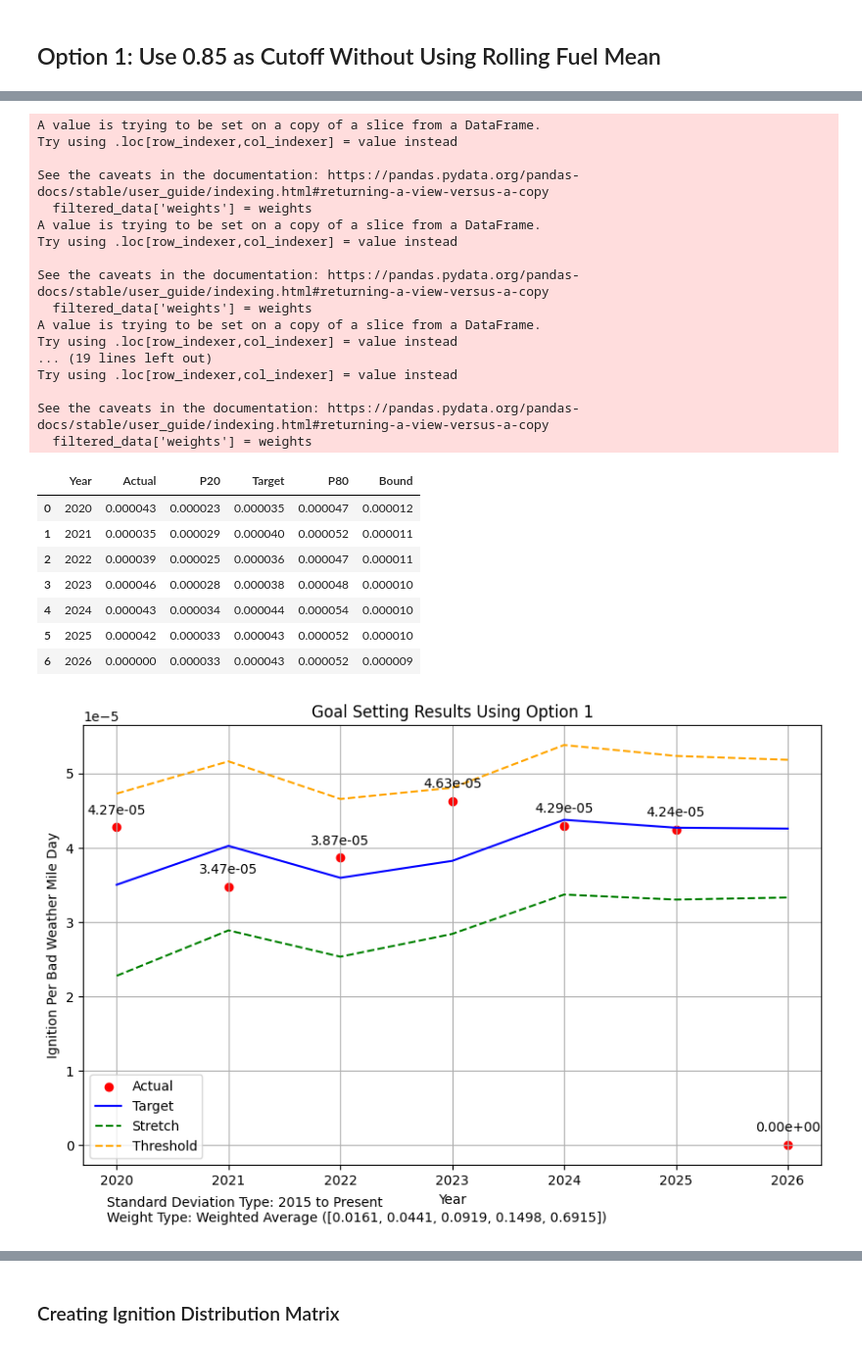
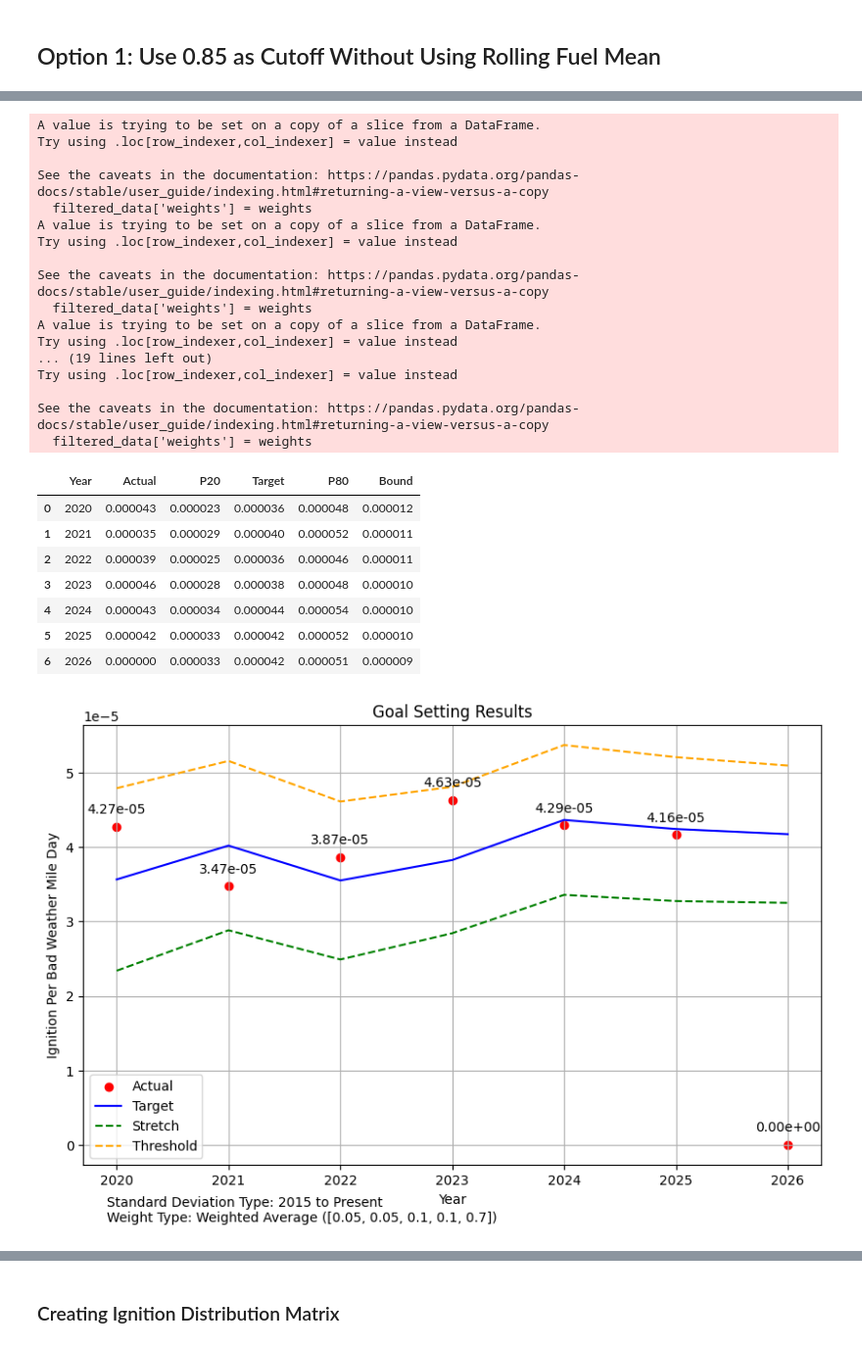
Before and after one commit to charliet202020/Ignition-Goal-Setting-Github, a Jupyter notebook: Circuit_Level_Analysis_Distribution_Only.ipynb, the cells around one changed output, grey strips where cells are left out. Shown at 98% size. Saved outputs shown, nothing was run; the diff lists cells and outputs as text; code cells hidden in the pictures.

```diff
--- a/Circuit_Level_Analysis_Distribution_Only.ipynb
+++ b/Circuit_Level_Analysis_Distribution_Only.ipynb
@@ -582,6 +603,8 @@ ignitions = ignitions[ignitions['SCE Involved'].str.contains('yes|inconclusive',
 ignitions = ignitions[ignitions['CPUC Reportable']==1]
 # for Status, ignore the ones that say open
 ignitions = ignitions[~ignitions['Status'].str.contains('open', case=False, na=False)]
+# only keep ones where Status says complete
+ignitions = ignitions[ignitions['Status'].str.contains('complete', case=False, na=False)]
 # keep only HFRA ignitions
 ignitions = ignitions[ignitions['HFRA'].str.contains('T2|T3',na=False)]
 # loc row where circuit name has 'banducci' and change Circuit_ID to ET-02156
@@ -594,3 +617,26 @@ ignitions = ignitions[ignitions['Year'] >= 2015]
 # ignitions = ignitions[ignitions['Date'] < '2025-08-01']
 # group by Year and get count of ignitions
 ignitions = ignitions.groupby('Year').agg({'Event_ID': 'count'}).reset_index()
+# %%
+# read 2025 historical data for the first half
+historical_2025_first_half = pd.read_csv(r"\\sce.eix.com\workgroup\SPE_DSA\Charles\IgnitionGoalSettingMidput\Historical_Fuel_07012025.csv", low_memory=False)
+historical_2025_first_half['Date'] = pd.to_datetime(historical_2025_first_half['time']).dt.strftime('%Y-%m-%d')
+historical_2025_first_half['Circuit'] = historical_2025_first_half['id']
+historical_2025_first_half['FuelsIndex_max_FPI2'] = historical_2025_first_half['mean_max_fpi_2.0_tdd_fuels_index']
+historical_2025_first_half = historical_2025_first_half[['Date','Circuit','FuelsIndex_max_FPI2',]]
+# create a copy for merging to get miles
+temp_forecast = dist_df_forecast_agg[['Date', 'Circuit', 'Circuit Miles']].copy()
+historical_2025_first_half = pd.merge(historical_2025_first_half, temp_forecast, left_on=['Date','Circuit'], right_on=['Date','Circuit'], how='left')
+# concat with second half forecast data
+temp_forecast_2025_second_half = dist_df_forecast_agg[['Date', 'Circuit', 'FuelsIndex_max_FPI2', 'Circuit Miles']].copy()
+# filter for dates after 2025-07-01
+temp_forecast_2025_second_half = temp_forecast_2025_second_half[temp_forecast_2025_second_half['Date'] > '2025-07-01']
+# concat
+historical_2025_full = pd.concat([historical_2025_first_half, temp_forecast_2025_second_half], ignore_index=True)
+# create a year and category column
+historical_2025_full['Year'] = pd.to_datetime(historical_2025_full['Date']).dt.year
+historical_2025_full['Fuel Category'] = np.where(historical_2025_full['FuelsIndex_max_FPI2'] >= 0.85, 'High', 'Low')
+# aggregate by Year and Fuel Category
+historical_2025_full = historical_2025_full.groupby(['Year', 'Fuel Category']).agg({'Circuit Miles': 'sum'}).reset_index()
+# keep only High category
+historical_2025_full = historical_2025_full[historical_2025_full['Fuel Category'] == 'High']
@@ -647,8 +698,8 @@ res_df = res_df.merge(ignitions, on='Year', how='left')
 res_df.loc[res_df['Year'] == 2020, 'Event_ID'] = 51
 # locate where Year is 2024 and change Event_ID to 48
 res_df.loc[res_df['Year'] == 2024, 'Event_ID'] = 48
-# # locate where year is 2025 and change event_id to 21
-# res_df.loc[res_df['Year'] == 2025, 'Event_ID'] = 21
+# # locate where year is 2025 and change event_id to 26
+# res_df.loc[res_df['Year'] == 2025, 'Event_ID'] = 26
 # get the ratio by dividing Event_ID by Circuit Miles
 res_df['Ignition Ratio'] = res_df['Event_ID'] / res_df['Circuit Miles']
 
@@ -664,11 +715,16 @@ res_df_forecast = res_df_forecast.groupby(['Year', 'Fuel Category']).agg({'Circu
 res_df_forecast = res_df_forecast[res_df_forecast['Fuel Category'] == 'High']
 # merge with ignitions data
 res_df_forecast = res_df_forecast.merge(ignitions, on='Year', how='left')
+# locate where year is 2025 and change Circuit Miles to that from historical_2025_full
+res_df_forecast.loc[res_df_forecast['Year'] == 2025, 'Circuit Miles'] = historical_2025_full['Circuit Miles'].values[0]
 # get the ratio by dividing Event_ID by Circuit Miles
 res_df_forecast['Ignition Ratio'] = res_df_forecast['Event_ID'] / res_df_forecast['Circuit Miles']
+# # locate where Year is 2025 and change Ignition Ratio to 4.24e-05
+# res_df_forecast.loc[res_df_forecast['Year'] == 2025, 'Ignition Ratio'] = 4.24e-05
 
 # combine the two dataframes
 res_df = pd.concat([res_df, res_df_forecast], ignore_index=True)
+# save res_df as an excel file
 res_df
 # %% [output]
 |  | Year | Fuel Category | Circuit Miles | Event_ID | Ignition Ratio |
@@ -687,7 +743,7 @@ res_df
 # Create a line plot
 fig, ax = plt.subplots(figsize=(10, 6))
 ax.plot(res_df['Year'], res_df['Ignition Ratio'], marker='o')
-ax.set_title('Ignition Rate Over Time Using Option 1')
+ax.set_title('Ignition Rate Over Time')
 ax.set_xlabel('Year')
 ax.set_ylabel('Ignition Per Bad Weather Mile Day')
 # annotate the points
@@ -714,7 +770,7 @@ for yr in range(2020, 2027):
     weights = [1/5, 1/5, 1/5, 1/5, 1/5]
     if custom_weight:
         weights = [0.05, 0.05, 0.1, 0.1, 0.7]
-        weights = [0.0161, 0.0441, 0.0919, 0.1498, 0.6915] # Using a Gaussian distribution fallout rate, Obtained from Thayne Dye
+        # weights = [0.0161, 0.0441, 0.0919, 0.1498, 0.6915] # Using a Gaussian distribution fallout rate, Obtained from Thayne Dye
     filtered_data['weights'] = weights
     # calculate the weighted average of Ignition Ratio
     weighted_avg = (filtered_data['Ignition Ratio'] * filtered_data['weights']).sum() / filtered_data['weights'].sum()
@@ -763,41 +819,41 @@ Try using .loc[row_indexer,col_indexer] = value instead
 See the caveats in the documentation: https://pandas.pydata.org/pandas-docs/stable/user_guide/indexing.html#returning-a-view-versus-a-copy
   filtered_data['weights'] = weights
 |  | Year | Actual | P20 | Target | P80 | Bound |
-| 0 | 2020 | 0.000043 | 0.000023 | 0.000035 | 0.000047 | 0.000012 |
+| 0 | 2020 | 0.000043 | 0.000023 | 0.000036 | 0.000048 | 0.000012 |
 | 1 | 2021 | 0.000035 | 0.000029 | 0.000040 | 0.000052 | 0.000011 |
-| 2 | 2022 | 0.000039 | 0.000025 | 0.000036 | 0.000047 | 0.000011 |
+| 2 | 2022 | 0.000039 | 0.000025 | 0.000036 | 0.000046 | 0.000011 |
 | 3 | 2023 | 0.000046 | 0.000028 | 0.000038 | 0.000048 | 0.000010 |
 | 4 | 2024 | 0.000043 | 0.000034 | 0.000044 | 0.000054 | 0.000010 |
-| 5 | 2025 | 0.000042 | 0.000033 | 0.000043 | 0.000052 | 0.000010 |
-| 6 | 2026 | 0.000000 | 0.000033 | 0.000043 | 0.000052 | 0.000009 |
+| 5 | 2025 | 0.000042 | 0.000033 | 0.000042 | 0.000052 | 0.000010 |
+| 6 | 2026 | 0.000000 | 0.000033 | 0.000042 | 0.000051 | 0.000009 |
 # %%
 # plot the result table
 fig, ax = plt.subplots(figsize=(10, 6))
 # draw x points only for Actual
 ax.scatter(result_table['Year'], result_table['Actual'], color='red', label='Actual')
 # draw solid line for Target
 ax.plot(result_table['Year'], result_table['Target'], color='blue', label='Target')
 # draw dotted line for P20 and P80
 ax.plot(result_table['Year'], result_table['P20'], color='green', linestyle='--', label='Stretch')
 ax.plot(result_table['Year'], result_table['P80'], color='orange', linestyle='--', label='Threshold')
 # annotate the actual
 for i, txt in enumerate(result_table['Actual']):
     ax.annotate(f"{txt:.2e}", (result_table['Year'][i], result_table['Actual'][i]), textcoords="offset points", xytext=(0,10), ha='center')
 weight_type = "Unweighted Average"
 std_type = "5 Years"
 if custom_weight:
     weight_type = f"Weighted Average ({weights})"
 if custom_std:
     std_type = "2015 to Present"
-ax.set_title(f'Goal Setting Results Using Option 1')
+ax.set_title(f'Goal Setting Results')
 ax.set_xlabel('Year')
 ax.set_ylabel('Ignition Per Bad Weather Mile Day')
 # add legend
 ax.legend()
 # add text to the bottom
 plt.figtext(0.15, 0.01, f"Standard Deviation Type: {std_type}\nWeight Type: {weight_type}", fontsize=10)
 plt.xticks(result_table['Year'])
 plt.grid()
 plt.show()
 # %% [output]
-[figure, old version]
+[figure, new version]
```
Also changed, not shown: parts of 64 cells of this notebook, 6 other files.
